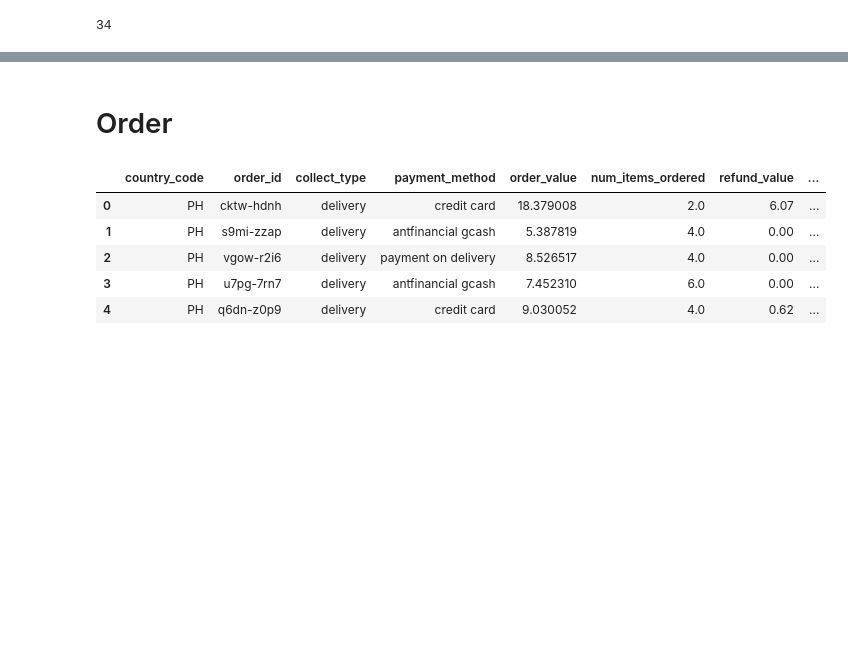
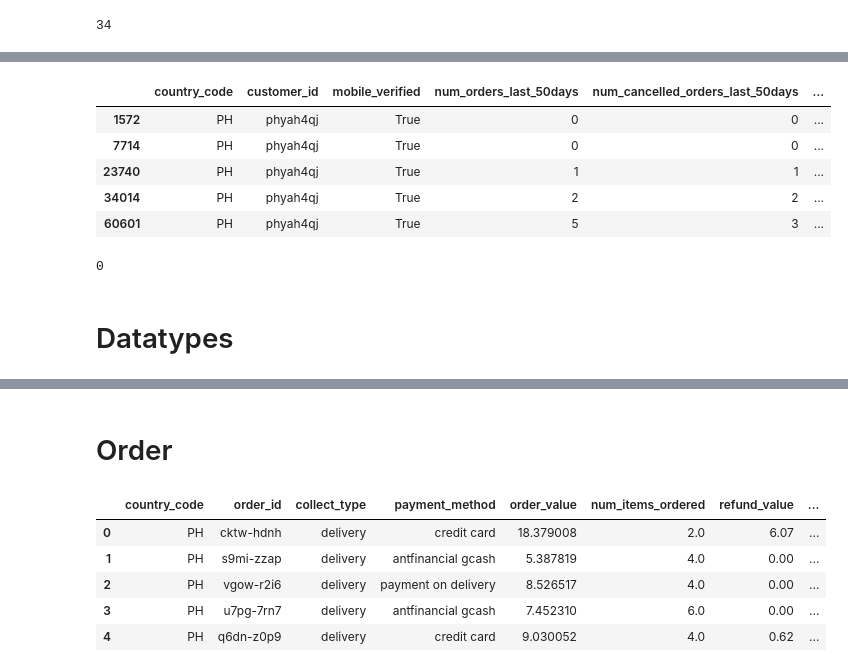
Before and after one commit to shoelesshoe/PAICA1, a Jupyter notebook: py/data_cleansing.ipynb, the cells around one changed output, grey strips where cells are left out. Drawn from its saved outputs; the diff is of its cells as text; code cells hidden in the pictures; blank space fills up the shorter version.

```diff
--- a/py/data_cleansing.ipynb
+++ b/py/data_cleansing.ipynb
@@ -38,0 +84,16 @@ customer.duplicated().sum()
+# %%
+dropnaCustomer[dropnaCustomer.iloc[:,1] == 'phyah4qj']
+# %% [output]
+|  | country_code | customer_id | mobile_verified | num_orders_last_50days | num_cancelled_orders_last_50days | ... |
+| 1572 | PH | phyah4qj | True | 0 | 0 | ... |
+| 7714 | PH | phyah4qj | True | 0 | 0 | ... |
+| 23740 | PH | phyah4qj | True | 1 | 1 | ... |
+| 34014 | PH | phyah4qj | True | 2 | 2 | ... |
+| 60601 | PH | phyah4qj | True | 5 | 3 | ... |
+# %%
+customer = dropnaCustomer.drop_duplicates(keep='last')
+customer.duplicated().sum()
+# %% [output]
+0
+# %% [markdown]
+# Datatypes
```
Also changed, not shown: parts of 18 cells of this notebook.
